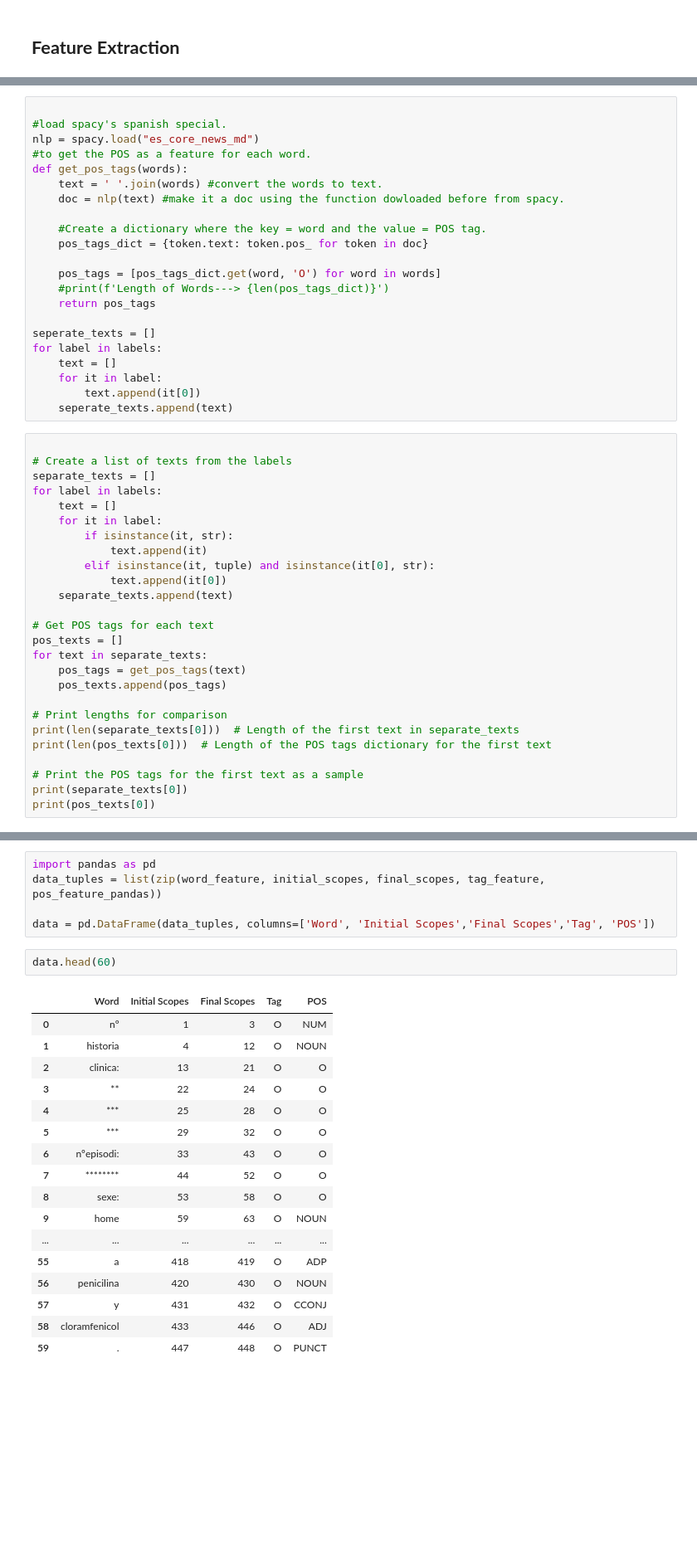
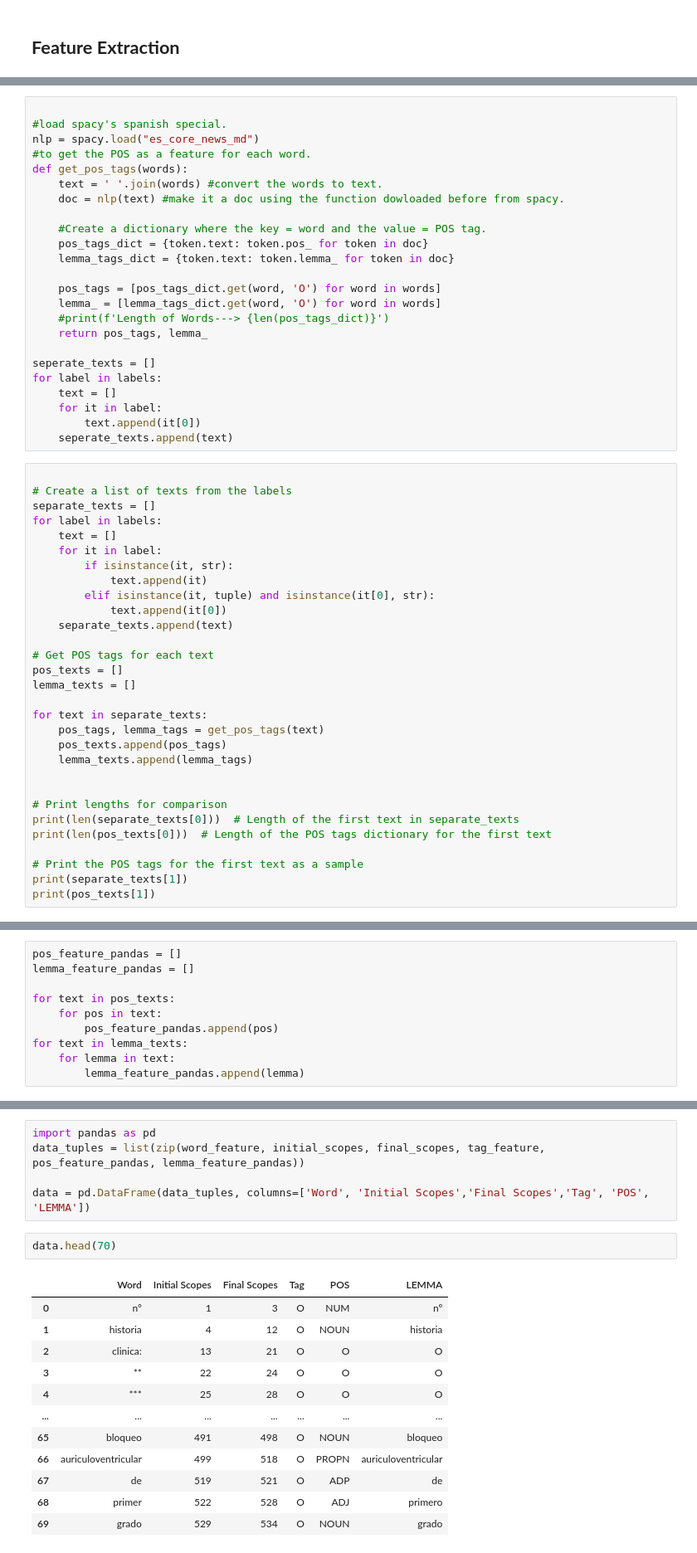
Before and after one commit to marinocom/NLP-Detection-of-Negation-and-Uncertainty-Project-24, a Jupyter notebook: Deep Learning Method/deep_learning_nlp_POS_FOREVERYONE.ipynb, the cells around one changed output, grey strips where cells are left out. Shown at 83% size. Saved outputs shown, nothing was run; the diff lists cells and outputs as text; blank space fills up the shorter version.

```diff
--- a/Deep Learning Method/deep_learning_nlp_POS_FOREVERYONE.ipynb
+++ b/Deep Learning Method/deep_learning_nlp_POS_FOREVERYONE.ipynb
@@ -219,10 +219,12 @@ def get_pos_tags(words):
 
     #Create a dictionary where the key = word and the value = POS tag.
     pos_tags_dict = {token.text: token.pos_ for token in doc}
+    lemma_tags_dict = {token.text: token.lemma_ for token in doc}
 
     pos_tags = [pos_tags_dict.get(word, 'O') for word in words]
+    lemma_ = [lemma_tags_dict.get(word, 'O') for word in words]
     #print(f'Length of Words---> {len(pos_tags_dict)}')
-    return pos_tags
+    return pos_tags, lemma_
 
 seperate_texts = []
 for label in labels:
@@ -245,17 +247,21 @@ for label in labels:
 
 # Get POS tags for each text
 pos_texts = []
+lemma_texts = []
+
 for text in separate_texts:
-    pos_tags = get_pos_tags(text)
+    pos_tags, lemma_tags = get_pos_tags(text)
     pos_texts.append(pos_tags)
+    lemma_texts.append(lemma_tags)
+
 
 # Print lengths for comparison
 print(len(separate_texts[0]))  # Length of the first text in separate_texts
 print(len(pos_texts[0]))  # Length of the POS tags dictionary for the first text
 
 # Print the POS tags for the first text as a sample
-print(separate_texts[0])
-print(pos_texts[0])
+print(separate_texts[1])
+print(pos_texts[1])
 # %% [output]
 554
 554
@@ -264 +270,11 @@ print(pos_texts[0])
+# %%
+pos_feature_pandas = []
+lemma_feature_pandas = []
+
+for text in pos_texts:
+    for pos in text:
+        pos_feature_pandas.append(pos)
+for text in lemma_texts:
+    for lemma in text:
+        lemma_feature_pandas.append(lemma)
 # %%
@@ -294,25 +301,20 @@ The lenght of Initial Scopes Feature is 185054
 # %%
 import pandas as pd
-data_tuples = list(zip(word_feature, initial_scopes, final_scopes, tag_feature, pos_feature_pandas))
+data_tuples = list(zip(word_feature, initial_scopes, final_scopes, tag_feature, pos_feature_pandas, lemma_feature_pandas))
 
-data = pd.DataFrame(data_tuples, columns=['Word', 'Initial Scopes','Final Scopes','Tag', 'POS'])
+data = pd.DataFrame(data_tuples, columns=['Word', 'Initial Scopes','Final Scopes','Tag', 'POS', 'LEMMA'])
 # %%
-data.head(60)
+data.head(70)
 # %% [output]
-|  | Word | Initial Scopes | Final Scopes | Tag | POS |
-| 0 | nº | 1 | 3 | O | NUM |
-| 1 | historia | 4 | 12 | O | NOUN |
-| 2 | clinica: | 13 | 21 | O | O |
-| 3 | ** | 22 | 24 | O | O |
-| 4 | *** | 25 | 28 | O | O |
-| 5 | *** | 29 | 32 | O | O |
-| 6 | nºepisodi: | 33 | 43 | O | O |
-| 7 | ******** | 44 | 52 | O | O |
-| 8 | sexe: | 53 | 58 | O | O |
-| 9 | home | 59 | 63 | O | NOUN |
-| ... | ... | ... | ... | ... | ... |
-| 55 | a | 418 | 419 | O | ADP |
-| 56 | penicilina | 420 | 430 | O | NOUN |
-| 57 | y | 431 | 432 | O | CCONJ |
-| 58 | cloramfenicol | 433 | 446 | O | ADJ |
-| 59 | . | 447 | 448 | O | PUNCT |
+|  | Word | Initial Scopes | Final Scopes | Tag | POS | LEMMA |
+| 0 | nº | 1 | 3 | O | NUM | nº |
+| 1 | historia | 4 | 12 | O | NOUN | historia |
+| 2 | clinica: | 13 | 21 | O | O | O |
+| 3 | ** | 22 | 24 | O | O | O |
+| 4 | *** | 25 | 28 | O | O | O |
+| ... | ... | ... | ... | ... | ... | ... |
+| 65 | bloqueo | 491 | 498 | O | NOUN | bloqueo |
+| 66 | auriculoventricular | 499 | 518 | O | PROPN | auriculoventricular |
+| 67 | de | 519 | 521 | O | ADP | de |
+| 68 | primer | 522 | 528 | O | ADJ | primero |
+| 69 | grado | 529 | 534 | O | NOUN | grado |
```
Also changed, not shown: parts of 5 cells of this notebook.
